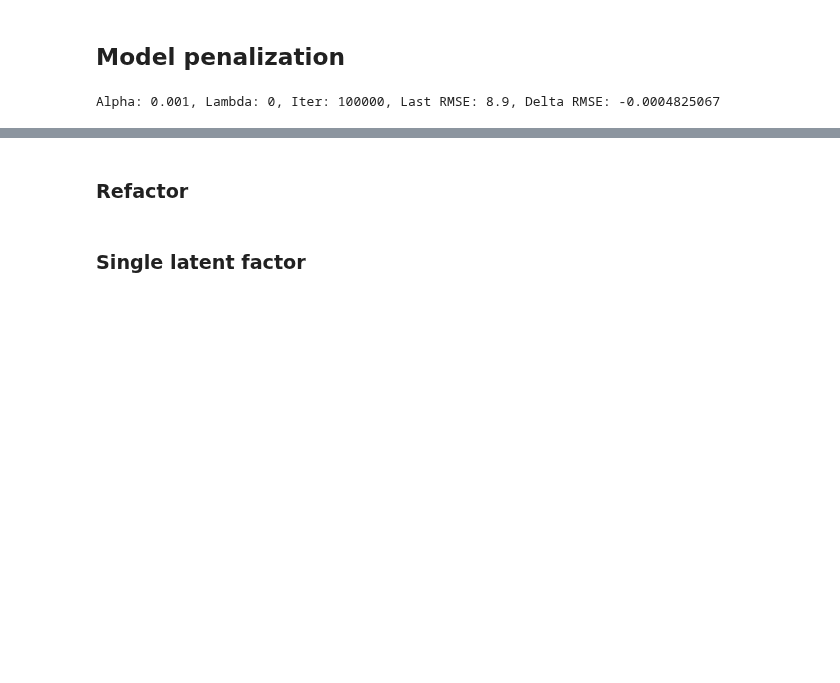
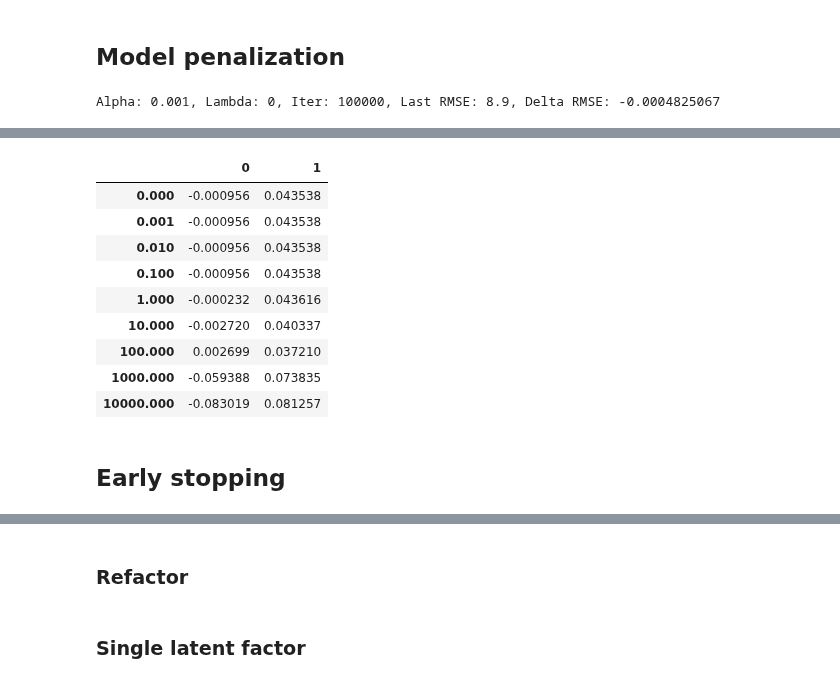
Before and after one commit to khanhnguyendata/skate_predict, a Jupyter notebook: analysis_part2.ipynb, the cells around one changed output, grey strips where cells are left out. Cells and saved outputs as stored; diff of their text form; code cells hidden in the pictures; blank space fills up the shorter version.

```diff
--- a/analysis_part2.ipynb
+++ b/analysis_part2.ipynb
@@ -539 +516,16 @@ Length: 62, dtype: float64
+# %%
+pd.concat([tau_diffs_lambda.mean(axis=1), tau_diffs_lambda.std(axis=1)], axis=1)
+# %% [output]
+|  | 0 | 1 |
+| 0.000 | -0.000956 | 0.043538 |
+| 0.001 | -0.000956 | 0.043538 |
+| 0.010 | -0.000956 | 0.043538 |
+| 0.100 | -0.000956 | 0.043538 |
+| 1.000 | -0.000232 | 0.043616 |
+| 10.000 | -0.002720 | 0.040337 |
+| 100.000 | 0.002699 | 0.037210 |
+| 1000.000 | -0.059388 | 0.073835 |
+| 10000.000 | -0.083019 | 0.081257 |
+# %% [markdown]
+## Early stopping
 # %%
```
Also changed, not shown: parts of 19 cells of this notebook, 3 other files.
